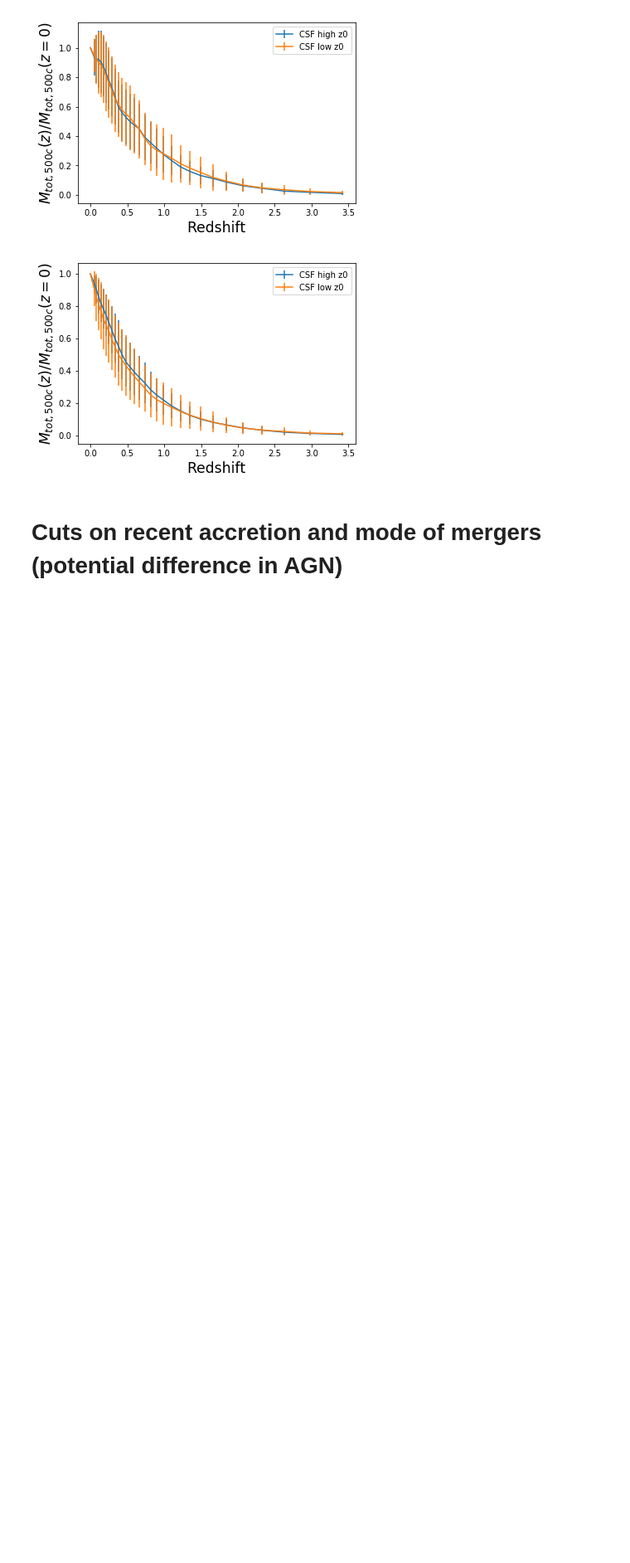
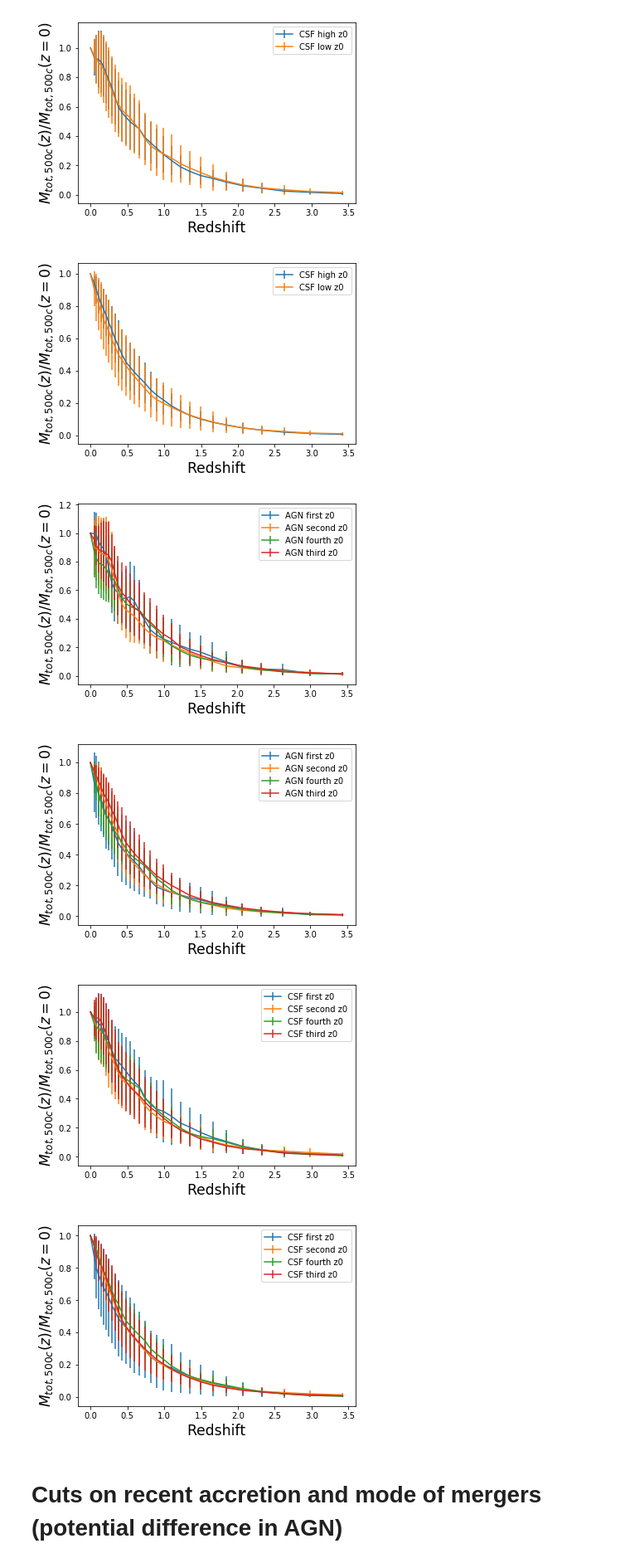
Before and after one commit to cavestruz/fgas_diagnostics, a Jupyter notebook: Diagnostic Plots for fgas.ipynb, the cells around one changed output. Shown at 83% size. Saved outputs shown, nothing was run; the diff lists cells and outputs as text; code cells hidden in the pictures; blank space fills up the shorter version.

```diff
--- a/Diagnostic Plots for fgas.ipynb
+++ b/Diagnostic Plots for fgas.ipynb
@@ -459,5 +459,23 @@ for field, label in zip(fields, labels) :
 [figure]
 [figure]
 [figure]
+# %%
+# Need to create sub dataframes according to cut at z=0, etc.
+for field, label in zip(fields, labels) :
+    gb = AGN_df['halos_and_mergertree'].groupby('quartile_M500c_cut_at_z0')
+    gbs = [ (key, gb.get_group(key)) for key in gb.groups ]
+    plot_evolution([g[1] for g in gbs], field, ['AGN '+g[0]+' z0' for g in gbs], label)
+    plt.show()
+
+for field, label in zip(fields, labels) :
+    gb = CSF_df['halos_and_mergertree'].groupby('quartile_M500c_cut_at_z0')
+    gbs = [ (key, gb.get_group(key)) for key in gb.groups ]
+    plot_evolution([g[1] for g in gbs], field, ['CSF '+g[0]+' z0' for g in gbs], label)
+    plt.show()
+# %% [output]
+[figure, added]
+[figure, added]
+[figure, added]
+[figure, added]
 # %% [markdown]
 # Cuts on recent accretion and mode of mergers (potential difference in AGN)
```
